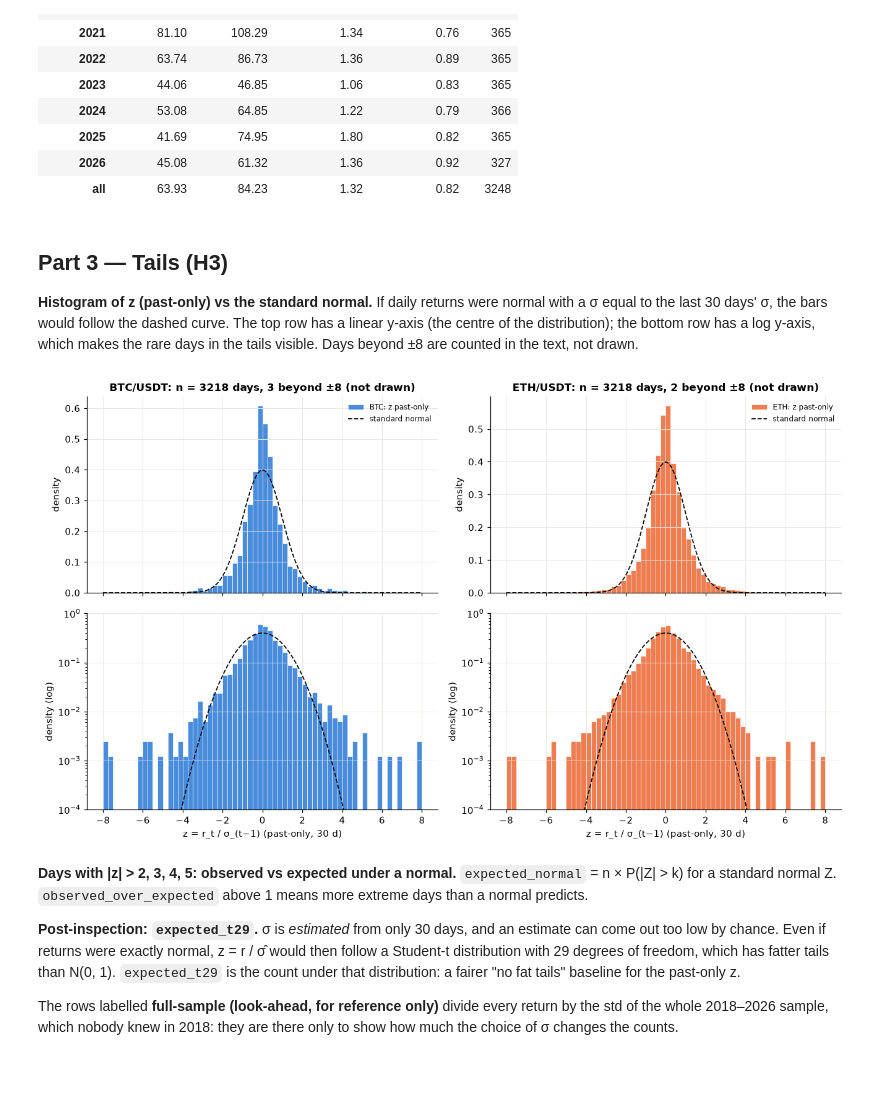
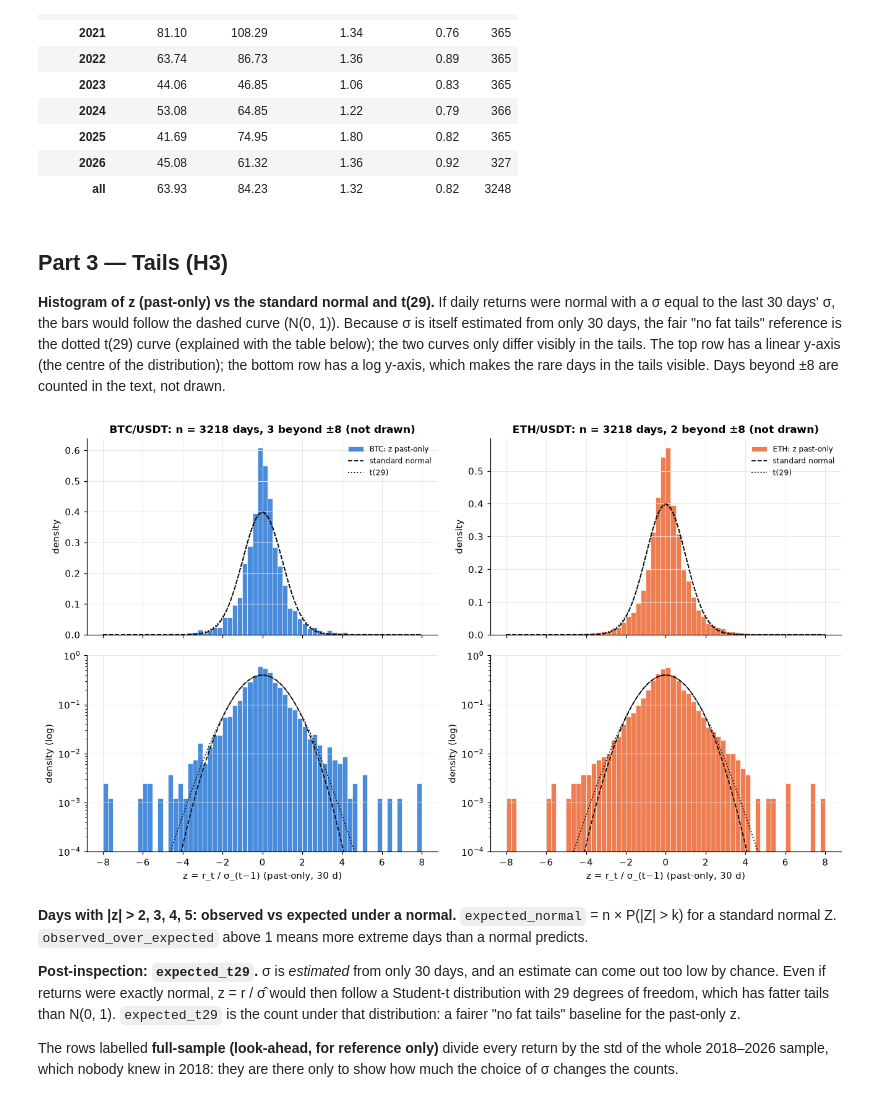
Before and after one commit to Alvarado-Maganna/crypto-quant-lab, a Jupyter notebook: notebooks/09_volatility.ipynb, the cells around one changed output. Drawn from its saved outputs; the diff is of its cells as text; code cells hidden in the pictures; blank space fills up the shorter version.

```diff
--- a/notebooks/09_volatility.ipynb
+++ b/notebooks/09_volatility.ipynb
@@ -396,34 +399,40 @@ pair.round(2)
 # %% [markdown]
 ## Part 3 — Tails (H3)
 
-**Histogram of z (past-only) vs the standard normal.** If daily returns were normal with a σ
-equal to the last 30 days' σ, the bars would follow the dashed curve. The top row has a linear
+**Histogram of z (past-only) vs the standard normal and t(29).** If daily returns were normal with
+a σ equal to the last 30 days' σ, the bars would follow the dashed curve (N(0, 1)). Because σ is
+itself estimated from only 30 days, the fair "no fat tails" reference is the dotted t(29) curve
+(explained with the table below); the two curves only differ visibly in the tails. The top row has a linear
 y-axis (the centre of the distribution); the bottom row has a log y-axis, which makes the rare
 days in the tails visible. Days beyond ±8 are counted in the text, not drawn.
 # %%
 bins = np.arange(-8, 8.25, 0.25)
 grid = np.linspace(-8, 8, 400)
 normal_pdf = np.exp(-grid ** 2 / 2) / math.sqrt(2 * math.pi)
+DF = WINDOW - 1
+t_pdf = np.exp(math.lgamma((DF + 1) / 2) - math.lgamma(DF / 2) - 0.5 * math.log(DF * math.pi)
+               - (DF + 1) / 2 * np.log1p(grid ** 2 / DF))
 fig, axes = plt.subplots(2, 2, figsize=(12, 7), sharex=True)
 for col, a in enumerate(SYMBOLS):
     zz = z[a].dropna()
     outside = int((zz.abs() > 8).sum())
     for row, log in enumerate([False, True]):
         ax = axes[row, col]
         ax.hist(zz.clip(-8, 8), bins=bins, density=True, color=COLORS[a], alpha=0.85,
                 edgecolor="white", linewidth=0.5, label=f"{a}: z past-only")
         ax.plot(grid, normal_pdf, color="#0b0b0b", lw=1.2, ls="--", label="standard normal")
+        ax.plot(grid, t_pdf, color="#0b0b0b", lw=1.2, ls=":", label="t(29)")
         if log:
             ax.set_yscale("log")
             ax.set_ylim(1e-4, 1)
             ax.set_xlabel("z = r_t / σ_(t−1) (past-only, 30 d)")
         ax.set_ylabel("density" + (" (log)" if log else ""))
     axes[0, col].set_title(f"{a}/USDT: n = {len(zz)} days, {outside} beyond ±8 (not drawn)")
     axes[0, col].legend(frameon=False, fontsize=8)
 fig.tight_layout()
 plt.show()
 # %% [output]
-[figure, old version]
+[figure, new version]
 # %% [markdown]
 **Days with |z| > 2, 3, 4, 5: observed vs expected under a normal.** `expected_normal` = n × P(|Z| > k)
 for a standard normal Z. `observed_over_expected` above 1 means more extreme days than a normal
```
Also changed, not shown: parts of 15 cells of this notebook, 3 other files.
